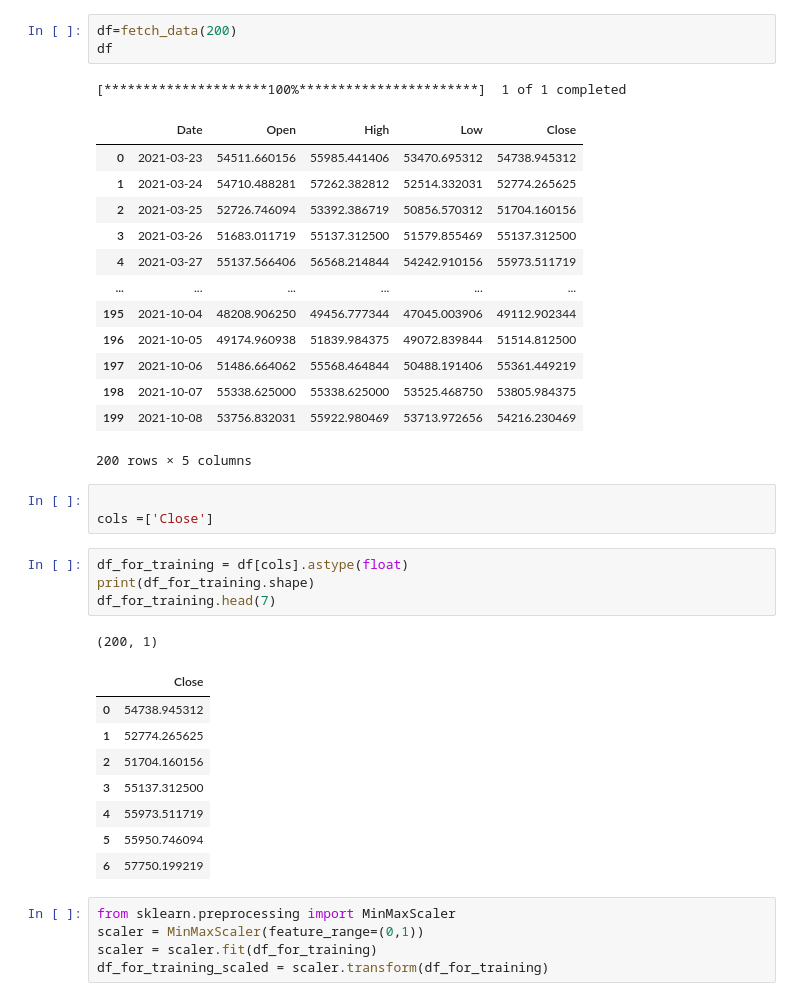
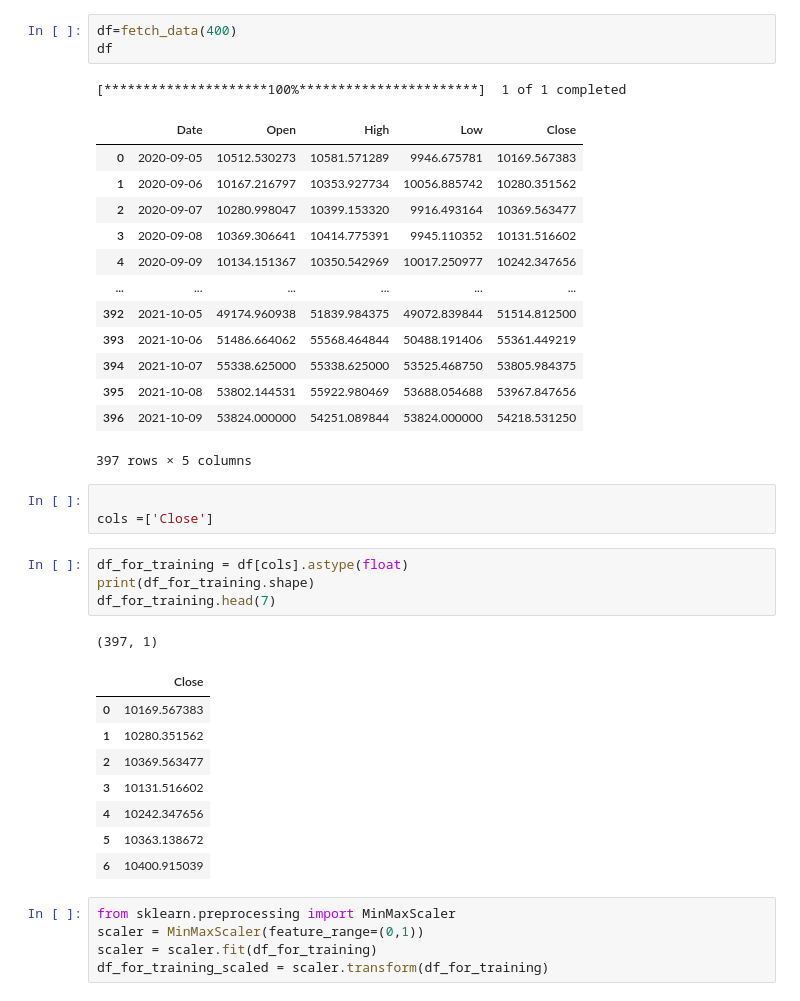
Before and after one commit to Yash-Sapre/CryptoTrendPredict, a Jupyter notebook: LSTM_v2.ipynb, the cells around one changed output. Cells and saved outputs as stored; diff of their text form.

```diff
--- a/LSTM_v2.ipynb
+++ b/LSTM_v2.ipynb
@@ -43,21 +43,21 @@ Requirement already satisfied: chardet<4,>=3.0.2 in /usr/local/lib/python3.7/dis
 # %%
-df=fetch_data(200)
+df=fetch_data(400)
 df
 # %% [output]
 [*********************100%***********************]  1 of 1 completed
 |  | Date | Open | High | Low | Close |
-| 0 | 2021-03-23 | 54511.660156 | 55985.441406 | 53470.695312 | 54738.945312 |
-| 1 | 2021-03-24 | 54710.488281 | 57262.382812 | 52514.332031 | 52774.265625 |
-| 2 | 2021-03-25 | 52726.746094 | 53392.386719 | 50856.570312 | 51704.160156 |
-| 3 | 2021-03-26 | 51683.011719 | 55137.312500 | 51579.855469 | 55137.312500 |
-| 4 | 2021-03-27 | 55137.566406 | 56568.214844 | 54242.910156 | 55973.511719 |
+| 0 | 2020-09-05 | 10512.530273 | 10581.571289 | 9946.675781 | 10169.567383 |
+| 1 | 2020-09-06 | 10167.216797 | 10353.927734 | 10056.885742 | 10280.351562 |
+| 2 | 2020-09-07 | 10280.998047 | 10399.153320 | 9916.493164 | 10369.563477 |
+| 3 | 2020-09-08 | 10369.306641 | 10414.775391 | 9945.110352 | 10131.516602 |
+| 4 | 2020-09-09 | 10134.151367 | 10350.542969 | 10017.250977 | 10242.347656 |
 | ... | ... | ... | ... | ... | ... |
-| 195 | 2021-10-04 | 48208.906250 | 49456.777344 | 47045.003906 | 49112.902344 |
-| 196 | 2021-10-05 | 49174.960938 | 51839.984375 | 49072.839844 | 51514.812500 |
-| 197 | 2021-10-06 | 51486.664062 | 55568.464844 | 50488.191406 | 55361.449219 |
-| 198 | 2021-10-07 | 55338.625000 | 55338.625000 | 53525.468750 | 53805.984375 |
-| 199 | 2021-10-08 | 53756.832031 | 55922.980469 | 53713.972656 | 54216.230469 |
+| 392 | 2021-10-05 | 49174.960938 | 51839.984375 | 49072.839844 | 51514.812500 |
+| 393 | 2021-10-06 | 51486.664062 | 55568.464844 | 50488.191406 | 55361.449219 |
+| 394 | 2021-10-07 | 55338.625000 | 55338.625000 | 53525.468750 | 53805.984375 |
+| 395 | 2021-10-08 | 53802.144531 | 55922.980469 | 53688.054688 | 53967.847656 |
+| 396 | 2021-10-09 | 53824.000000 | 54251.089844 | 53824.000000 | 54218.531250 |
-200 rows × 5 columns
+397 rows × 5 columns
 # %%
 
 cols =['Close']
@@ -66,15 +66,15 @@ df_for_training = df[cols].astype(float)
 print(df_for_training.shape)
 df_for_training.head(7)
 # %% [output]
-(200, 1)
+(397, 1)
 |  | Close |
-| 0 | 54738.945312 |
-| 1 | 52774.265625 |
-| 2 | 51704.160156 |
-| 3 | 55137.312500 |
-| 4 | 55973.511719 |
-| 5 | 55950.746094 |
-| 6 | 57750.199219 |
+| 0 | 10169.567383 |
+| 1 | 10280.351562 |
+| 2 | 10369.563477 |
+| 3 | 10131.516602 |
+| 4 | 10242.347656 |
+| 5 | 10363.138672 |
+| 6 | 10400.915039 |
 # %%
 from sklearn.preprocessing import MinMaxScaler
 scaler = MinMaxScaler(feature_range=(0,1))
```
Also changed, not shown: parts of 8 cells of this notebook, 6 other files.
